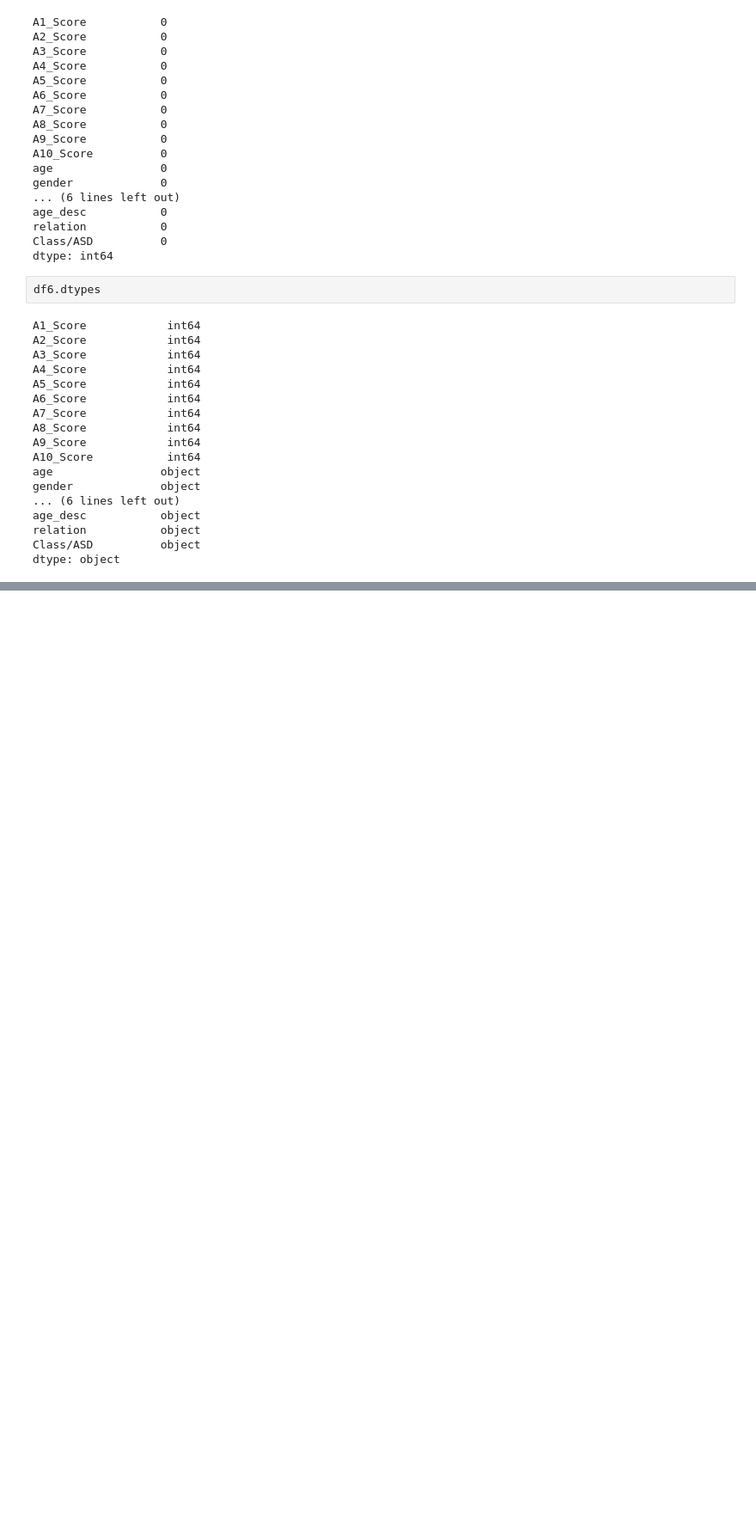
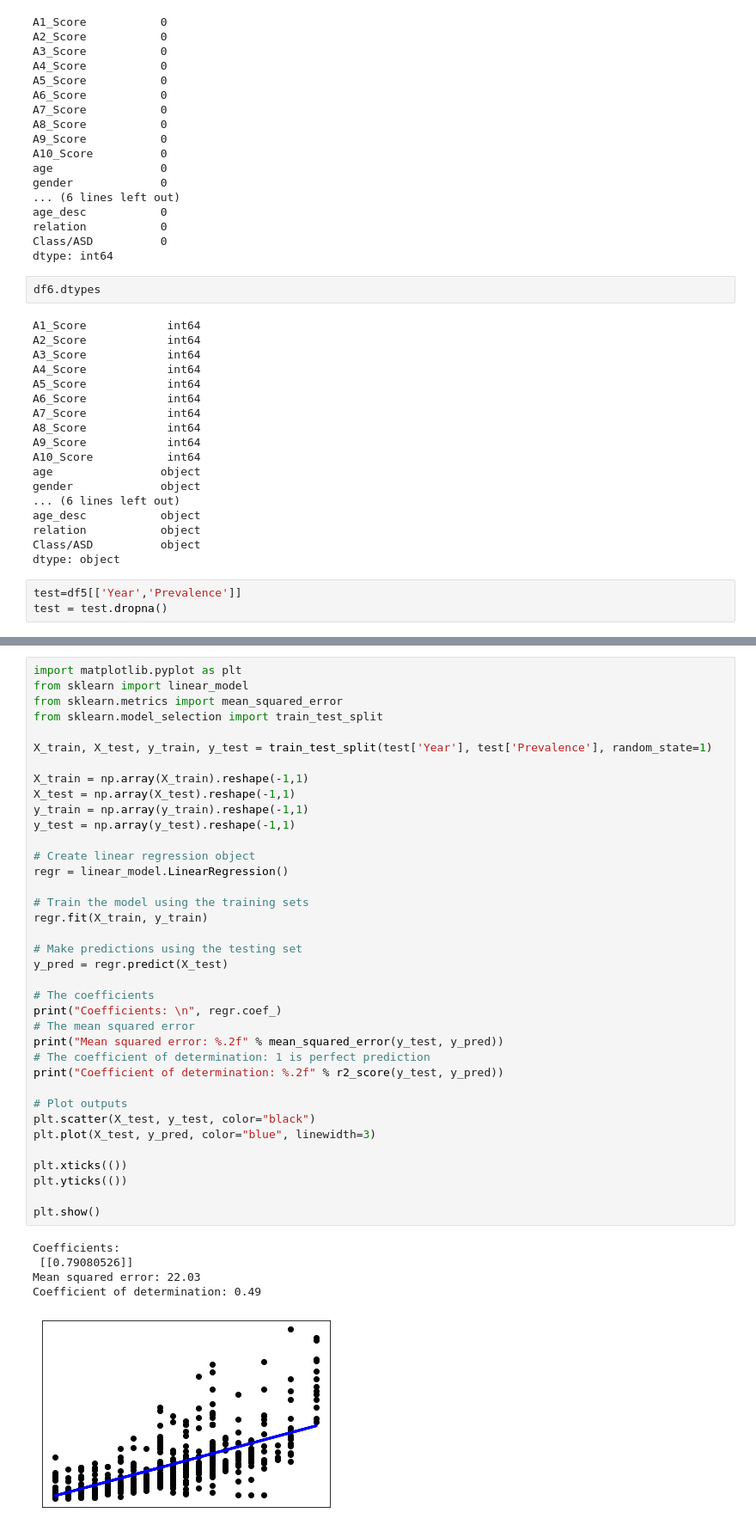
Before and after one commit to Tara-Lightner/Sensory_Needs_Occupational_Therapy, a Jupyter notebook: Exploratory.ipynb, the cells around one changed output, grey strips where cells are left out. Shown: that part at 86% size. Drawn from its saved outputs; the diff is of its cells as text; blank space fills up the shorter version.

Commit message:
first try of learning model with one feature

```diff
--- a/Exploratory.ipynb
+++ b/Exploratory.ipynb
@@ -257,3 +257,6 @@ age_desc           object
 relation           object
 Class/ASD          object
 dtype: object
+# %%
+test=df5[['Year','Prevalence']]
+test = test.dropna()
@@ -259,0 +303,43 @@ dtype: object
+# %%
+import matplotlib.pyplot as plt
+from sklearn import linear_model
+from sklearn.metrics import mean_squared_error
+from sklearn.model_selection import train_test_split
+
+X_train, X_test, y_train, y_test = train_test_split(test['Year'], test['Prevalence'], random_state=1)
+
+X_train = np.array(X_train).reshape(-1,1)
+X_test = np.array(X_test).reshape(-1,1)
+y_train = np.array(y_train).reshape(-1,1)
+y_test = np.array(y_test).reshape(-1,1)
+
+# Create linear regression object
+regr = linear_model.LinearRegression()
+
+# Train the model using the training sets
+regr.fit(X_train, y_train)
+
+# Make predictions using the testing set
+y_pred = regr.predict(X_test)
+
+# The coefficients
+print("Coefficients: \n", regr.coef_)
+# The mean squared error
+print("Mean squared error: %.2f" % mean_squared_error(y_test, y_pred))
+# The coefficient of determination: 1 is perfect prediction
+print("Coefficient of determination: %.2f" % r2_score(y_test, y_pred))
+
+# Plot outputs
+plt.scatter(X_test, y_test, color="black")
+plt.plot(X_test, y_pred, color="blue", linewidth=3)
+
+plt.xticks(())
+plt.yticks(())
+
+plt.show()
+# %% [output]
+Coefficients:
+ [[0.79080526]]
+Mean squared error: 22.03
+Coefficient of determination: 0.49
+[figure, added]
```
Also changed, not shown: parts of 4 cells of this notebook, 1 other file.
